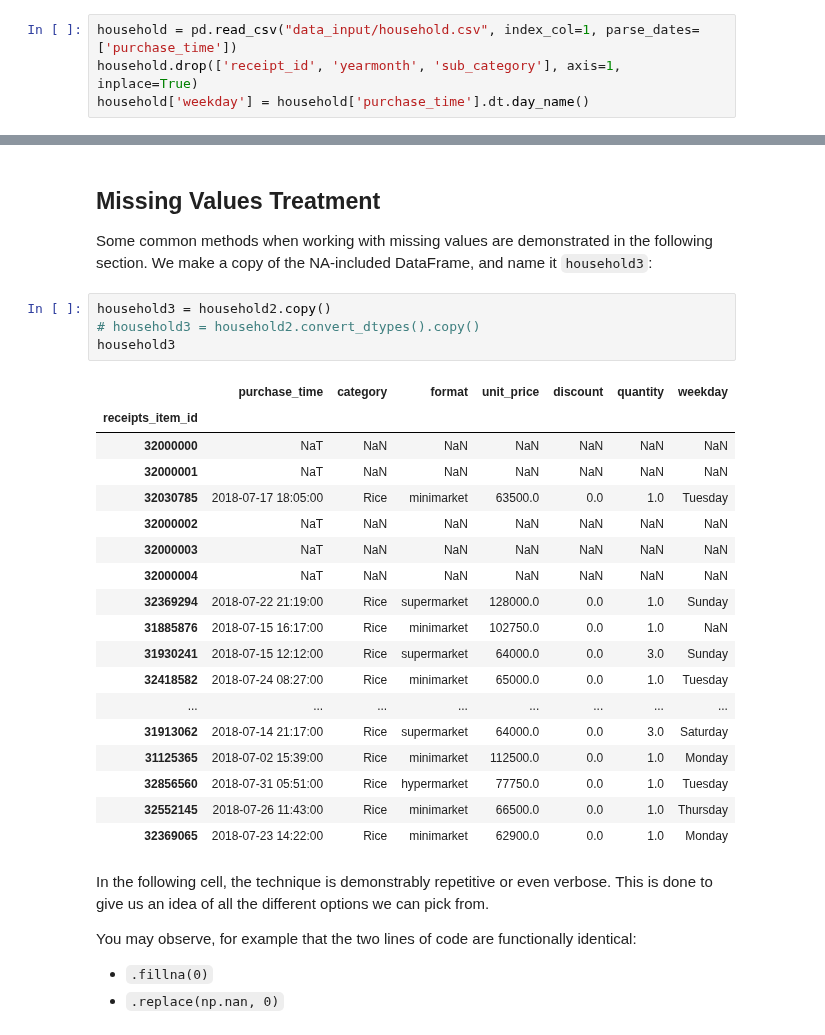
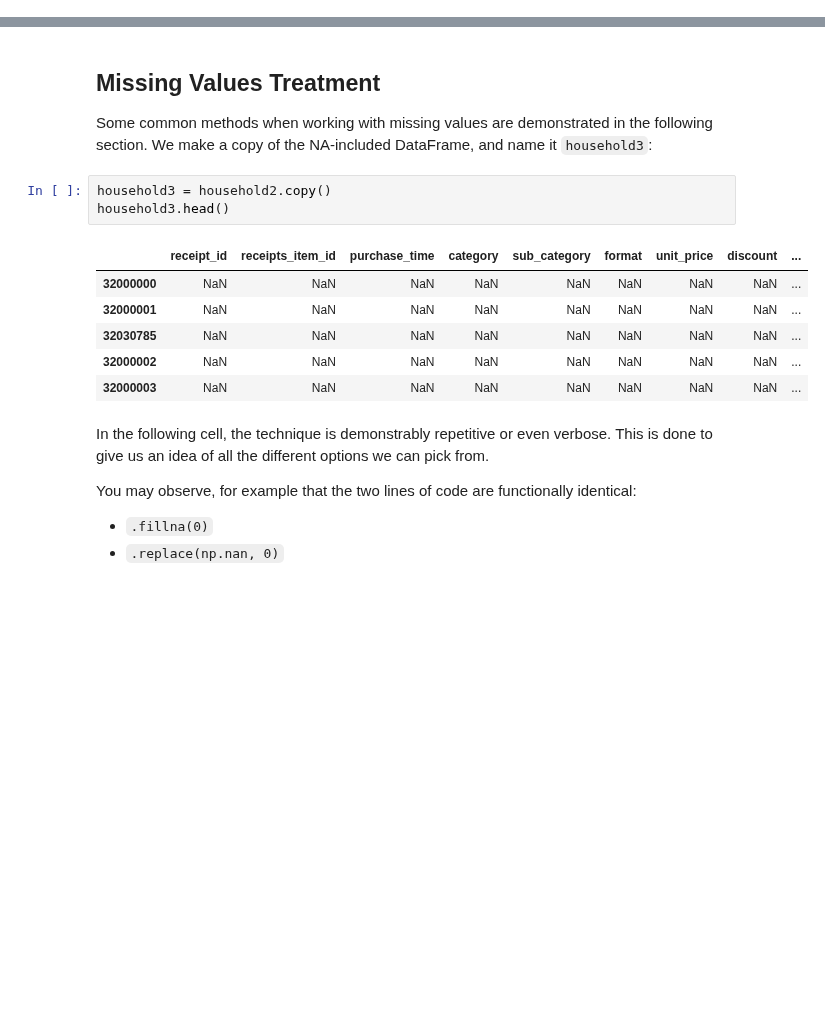
Before and after one commit to onlyphantom/dataanalysis, a Jupyter notebook: 2_Exploratory_Data_Analysis.ipynb, the cells around one changed output, grey strips where cells are left out. Drawn from its saved outputs; the diff is of its cells as text; blank space fills up the shorter version.

```diff
--- a/2_Exploratory_Data_Analysis.ipynb
+++ b/2_Exploratory_Data_Analysis.ipynb
@@ -512,10 +550,6 @@ During the data exploration and preparation phase, it is likely we come across s
 
 In `pandas`, we use `NaN` (not a number) to denote missing data; The equivalent for datetime is `NaT` but both are essentially compatible with each other. From the docs:
 > The choice of using `NaN` internally to denote missing data was largely for simplicity and performance reasons. We are hopeful that NumPy will soon be able to provide a native NA type solution (similar to R) performant enough to be used in pandas.
-# %%
-household = pd.read_csv("data_input/household.csv", index_col=1, parse_dates=['purchase_time'])
-household.drop(['receipt_id', 'yearmonth', 'sub_category'], axis=1, inplace=True)
-household['weekday'] = household['purchase_time'].dt.day_name()
 # %%
 import math
 x=[i for i in range(32000000, 32000005)]
@@ -655,27 +701,14 @@ Going back to `household2`: what is a reasonable strategy? List them down or in
 Some common methods when working with missing values are demonstrated in the following section. We make a copy of the NA-included DataFrame, and name it `household3`:
 # %%
 household3 = household2.copy()
-# household3 = household2.convert_dtypes().copy()
-household3
+household3.head()
 # %% [output]
-|  | purchase_time | category | format | unit_price | discount | quantity | weekday |
-| receipts_item_id |  |  |  |  |  |  |  |
-| 32000000 | NaT | NaN | NaN | NaN | NaN | NaN | NaN |
-| 32000001 | NaT | NaN | NaN | NaN | NaN | NaN | NaN |
-| 32030785 | 2018-07-17 18:05:00 | Rice | minimarket | 63500.0 | 0.0 | 1.0 | Tuesday |
-| 32000002 | NaT | NaN | NaN | NaN | NaN | NaN | NaN |
-| 32000003 | NaT | NaN | NaN | NaN | NaN | NaN | NaN |
-| 32000004 | NaT | NaN | NaN | NaN | NaN | NaN | NaN |
-| 32369294 | 2018-07-22 21:19:00 | Rice | supermarket | 128000.0 | 0.0 | 1.0 | Sunday |
-| 31885876 | 2018-07-15 16:17:00 | Rice | minimarket | 102750.0 | 0.0 | 1.0 | NaN |
-| 31930241 | 2018-07-15 12:12:00 | Rice | supermarket | 64000.0 | 0.0 | 3.0 | Sunday |
-| 32418582 | 2018-07-24 08:27:00 | Rice | minimarket | 65000.0 | 0.0 | 1.0 | Tuesday |
-| ... | ... | ... | ... | ... | ... | ... | ... |
-| 31913062 | 2018-07-14 21:17:00 | Rice | supermarket | 64000.0 | 0.0 | 3.0 | Saturday |
-| 31125365 | 2018-07-02 15:39:00 | Rice | minimarket | 112500.0 | 0.0 | 1.0 | Monday |
-| 32856560 | 2018-07-31 05:51:00 | Rice | hypermarket | 77750.0 | 0.0 | 1.0 | Tuesday |
-| 32552145 | 2018-07-26 11:43:00 | Rice | minimarket | 66500.0 | 0.0 | 1.0 | Thursday |
-| 32369065 | 2018-07-23 14:22:00 | Rice | minimarket | 62900.0 | 0.0 | 1.0 | Monday |
+|  | receipt_id | receipts_item_id | purchase_time | category | sub_category | format | unit_price | discount | ... |
+| 32000000 | NaN | NaN | NaN | NaN | NaN | NaN | NaN | NaN | ... |
+| 32000001 | NaN | NaN | NaN | NaN | NaN | NaN | NaN | NaN | ... |
+| 32030785 | NaN | NaN | NaN | NaN | NaN | NaN | NaN | NaN | ... |
+| 32000002 | NaN | NaN | NaN | NaN | NaN | NaN | NaN | NaN | ... |
+| 32000003 | NaN | NaN | NaN | NaN | NaN | NaN | NaN | NaN | ... |
 # %% [markdown]
 In the following cell, the technique is demonstrably repetitive or even verbose. This is done to give us an idea of all the different options we can pick from.
 
```
Also changed, not shown: parts of 29 cells of this notebook, 12 other files.
